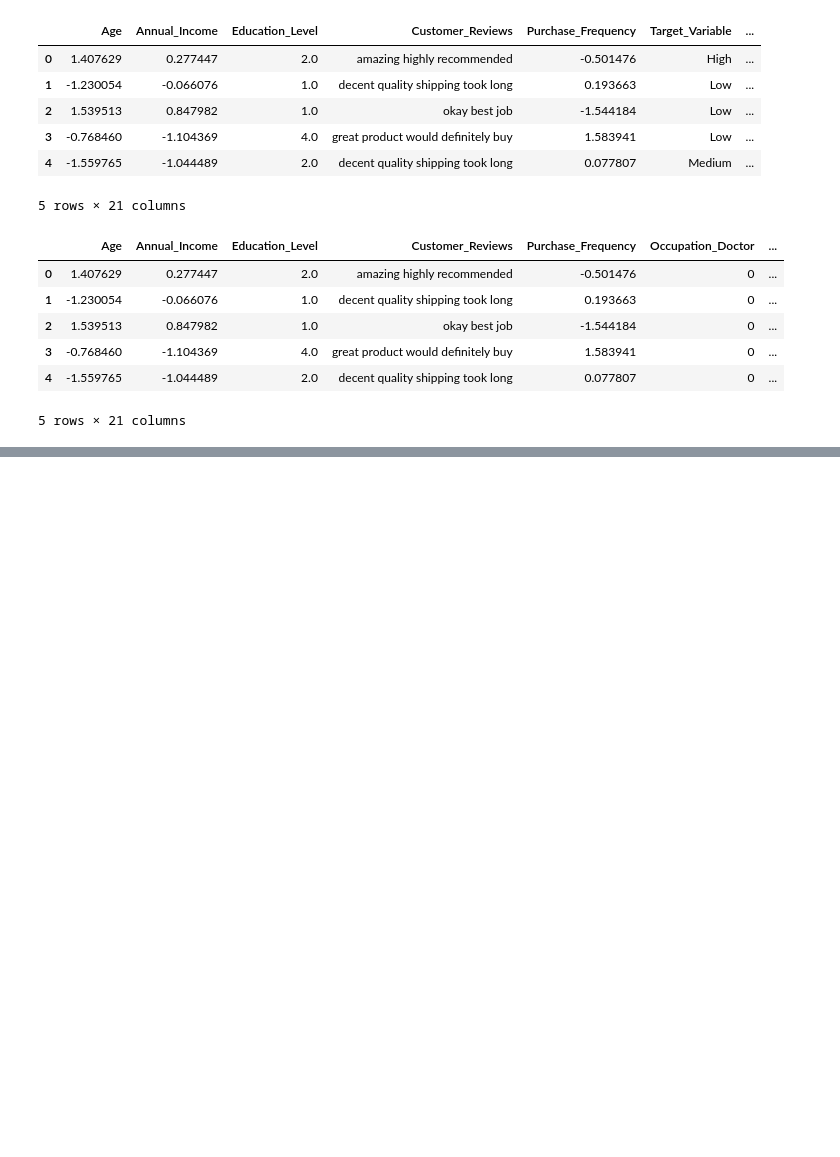
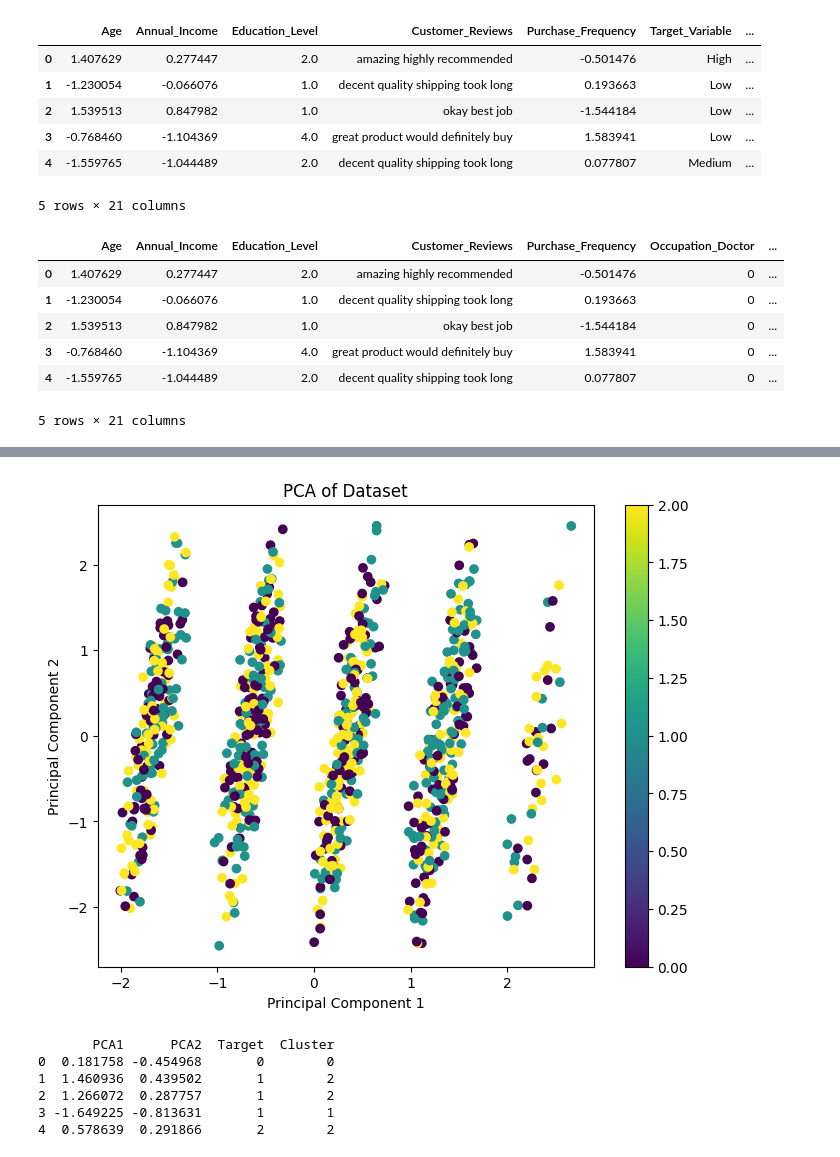
Before and after one commit to RawatRahul14/Multi-Sentiment-Analysis, a Jupyter notebook: final_submission.ipynb, the cells around one changed output, grey strips where cells are left out. Cells and saved outputs as stored; diff of their text form; code cells hidden in the pictures; blank space fills up the shorter version.

```diff
--- a/final_submission.ipynb
+++ b/final_submission.ipynb
@@ -313,2 +276,0 @@ embedding_df.shape
-# %%
-dataset.drop("Customer_Reviews", axis = 1, inplace = True)
@@ -440,0 +286,7 @@ Test Accuracy: 0.3526
+# %%
+# Concatenate TF-IDF features with the main DataFrame and remove the original text column
+df = pd.concat([dataset.reset_index(drop=True), tfidf_df.reset_index(drop=True)], axis=1)
+df.drop('Customer_Reviews', axis=1, inplace=True)
+
+print("\nDataFrame after Feature Engineering:")
+df.head()
@@ -440,0 +304,17 @@ Test Accuracy: 0.3526
+# %%
+from sklearn.decomposition import PCA
+
+# Initialize PCA with 2 components
+pca = PCA(n_components = 2)
+
+
+pca_df = df.drop("Target", axis=1)
+
+# Fit PCA on the data
+features_reduced = pca.fit_transform(pca_df)
+
+pca_df= pd.DataFrame()
+
+pca_df["PCA1"] = features_reduced[:, 0]
+pca_df["PCA2"] = features_reduced[:, 1]
+pca_df.head()
@@ -440,0 +328,38 @@ Test Accuracy: 0.3526
+# %%
+import pandas as pd
+import matplotlib.pyplot as plt
+
+# Reattach the target variable for coloring if needed
+pca_df['Target'] = df['Target']
+
+# Plot
+plt.figure(figsize=(8, 6))
+scatter = plt.scatter(pca_df['PCA1'], pca_df['PCA2'], c=pca_df['Target'], cmap='viridis')
+plt.title('PCA of Dataset')
+plt.xlabel('Principal Component 1')
+plt.ylabel('Principal Component 2')
+plt.colorbar(scatter)
+plt.show()
+# %% [output]
+[figure, added]
+# %%
+from sklearn.cluster import KMeans
+
+# Number of clusters
+k = 3
+
+# Initialize KMeans
+kmeans = KMeans(n_clusters = k, random_state = 0)
+
+# Fit KMeans on the PCA-reduced data
+pca_df['Cluster'] = kmeans.fit_predict(pca_df[['PCA1', 'PCA2']])
+
+# Display the first few rows of the dataframe with cluster labels
+print(pca_df.head())
+# %% [output]
+       PCA1      PCA2  Target  Cluster
+0  0.181758 -0.454968       0        0
+1  1.460936  0.439502       1        2
+2  1.266072  0.287757       1        2
+3 -1.649225 -0.813631       1        1
+4  0.578639  0.291866       2        2
```
Also changed, not shown: parts of 52 cells of this notebook.
